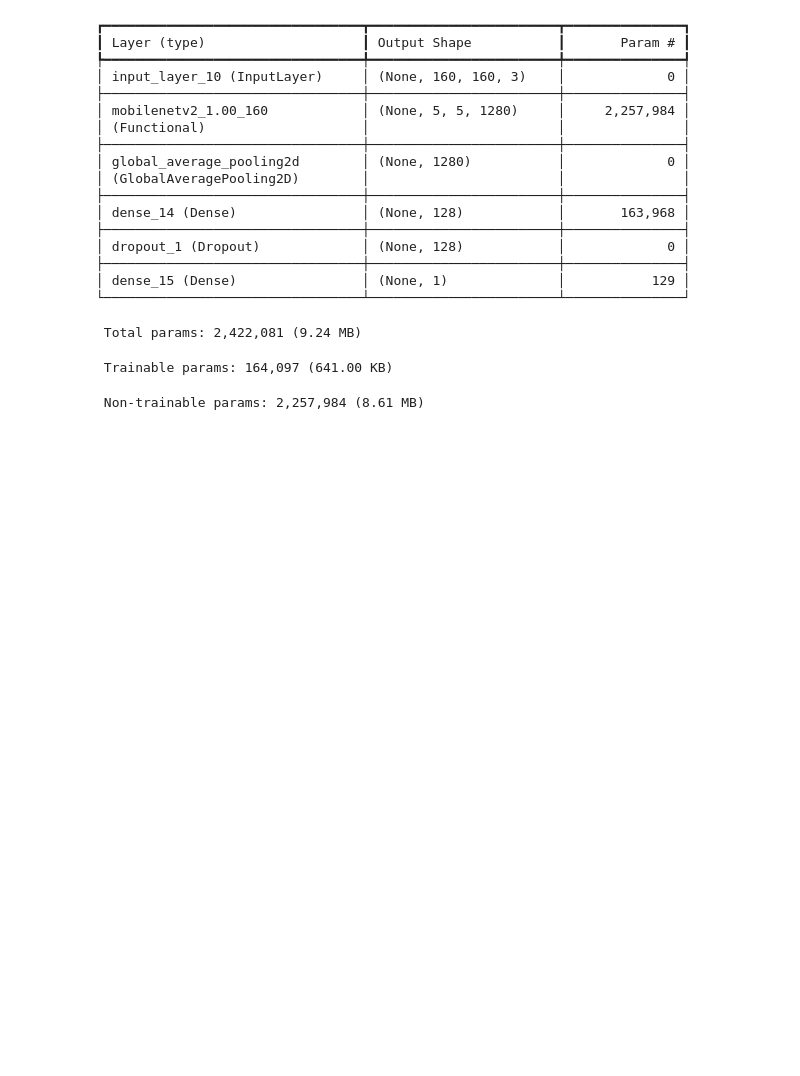
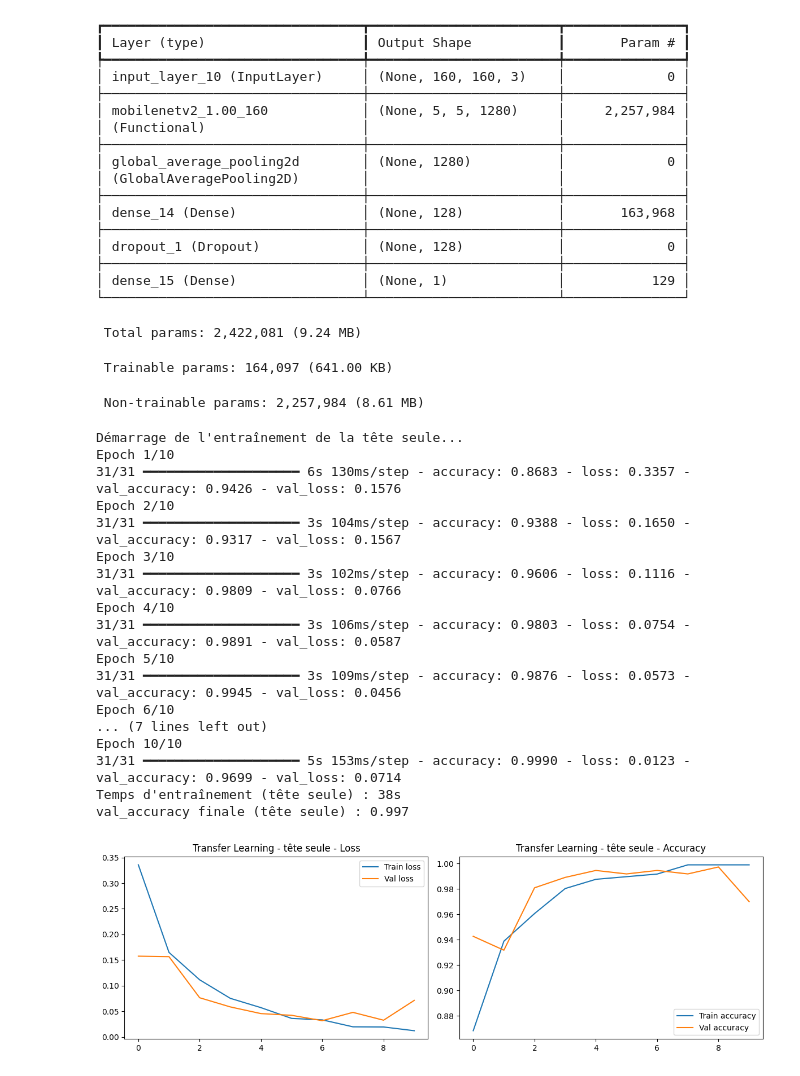
Before and after one commit to Batyeste/deeplearning-j3-cnn_classification_images-CHAUVET, a Jupyter notebook: notebook.ipynb, the cells around one changed output. Cells and saved outputs as stored; diff of their text form; code cells hidden in the pictures; blank space fills up the shorter version.

```diff
--- a/notebook.ipynb
+++ b/notebook.ipynb
@@ -632,3 +632,52 @@ Model: "functional_9"
  Total params: 2,422,081 (9.24 MB)
  Trainable params: 164,097 (641.00 KB)
  Non-trainable params: 2,257,984 (8.61 MB)
+# %%
+# TODO : compiler model_tl avec Adam(learning_rate=1e-3), loss='binary_crossentropy', metrics=['accuracy'].
+# La base est gelée : on peut se permettre un lr élevé pour la tête.
+model_tl.compile(
+    optimizer=tf.keras.optimizers.Adam(learning_rate=1e-3),
+    loss='binary_crossentropy',
+    metrics=['accuracy']
+)
+# TODO : créer log_dir_tl et tensorboard_callback_tl (log dans "logs/transfer/...")
+log_dir_tl = "logs/transfer/" + datetime.datetime.now().strftime("%Y%m%d-%H%M%S")
+tensorboard_callback_tl = tf.keras.callbacks.TensorBoard(log_dir=log_dir_tl, histogram_freq=1)
+
+# TODO : lancer model_tl.fit(train_ds_tl, epochs=10, validation_data=val_ds_tl,
+# callbacks=[tensorboard_callback_tl])
+print("Démarrage de model")
+start = time.time()
+# Stocker dans history_tl_head, mesurer training_time_head.
+history_tl_head = model_tl.fit(
+    train_ds_tl,
+    epochs=10,
+    validation_data=val_ds_tl,
+    callbacks=[tensorboard_callback_tl]
+)
+
+training_time_head = time.time() - start
+
+print(f"Temps d'entraînement (tête seule) : {training_time_head:.0f}s")
+print(f"val_accuracy finale (tête seule) : {max(history_tl_head.history['val_accuracy']):.3f}")
+
+plot_history(history_tl_head, "Transfer Learning - tête seule")
+# %% [output]
+Démarrage de l'entraînement de la tête seule...
+Epoch 1/10
+31/31 ━━━━━━━━━━━━━━━━━━━━ 6s 130ms/step - accuracy: 0.8683 - loss: 0.3357 - val_accuracy: 0.9426 - val_loss: 0.1576
+Epoch 2/10
+31/31 ━━━━━━━━━━━━━━━━━━━━ 3s 104ms/step - accuracy: 0.9388 - loss: 0.1650 - val_accuracy: 0.9317 - val_loss: 0.1567
+Epoch 3/10
+31/31 ━━━━━━━━━━━━━━━━━━━━ 3s 102ms/step - accuracy: 0.9606 - loss: 0.1116 - val_accuracy: 0.9809 - val_loss: 0.0766
+Epoch 4/10
+31/31 ━━━━━━━━━━━━━━━━━━━━ 3s 106ms/step - accuracy: 0.9803 - loss: 0.0754 - val_accuracy: 0.9891 - val_loss: 0.0587
+Epoch 5/10
+31/31 ━━━━━━━━━━━━━━━━━━━━ 3s 109ms/step - accuracy: 0.9876 - loss: 0.0573 - val_accuracy: 0.9945 - val_loss: 0.0456
+Epoch 6/10
+... (7 lines left out)
+Epoch 10/10
+31/31 ━━━━━━━━━━━━━━━━━━━━ 5s 153ms/step - accuracy: 0.9990 - loss: 0.0123 - val_accuracy: 0.9699 - val_loss: 0.0714
+Temps d'entraînement (tête seule) : 38s
+val_accuracy finale (tête seule) : 0.997
+[figure, added]
```
Also changed, not shown: 1 other file.
